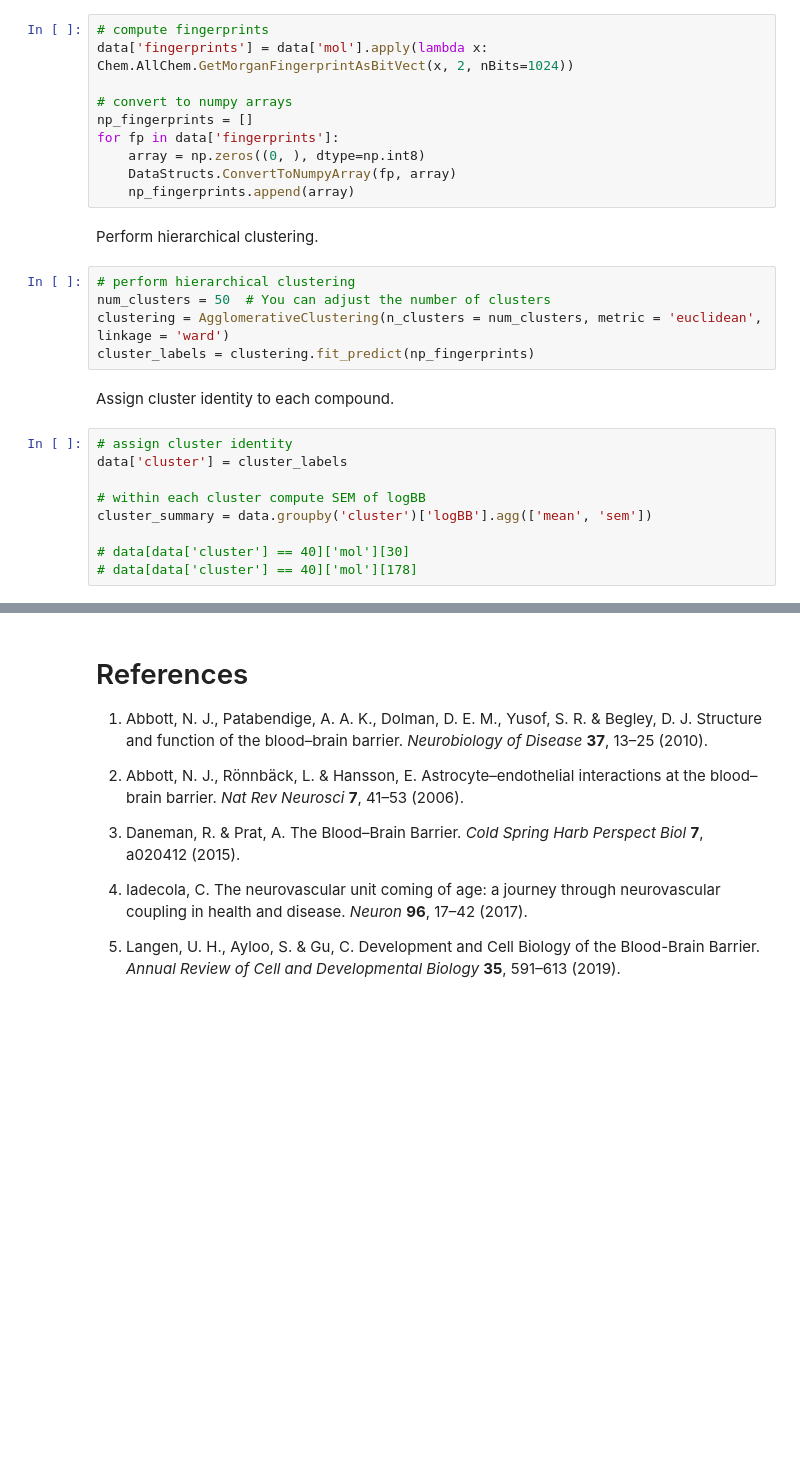
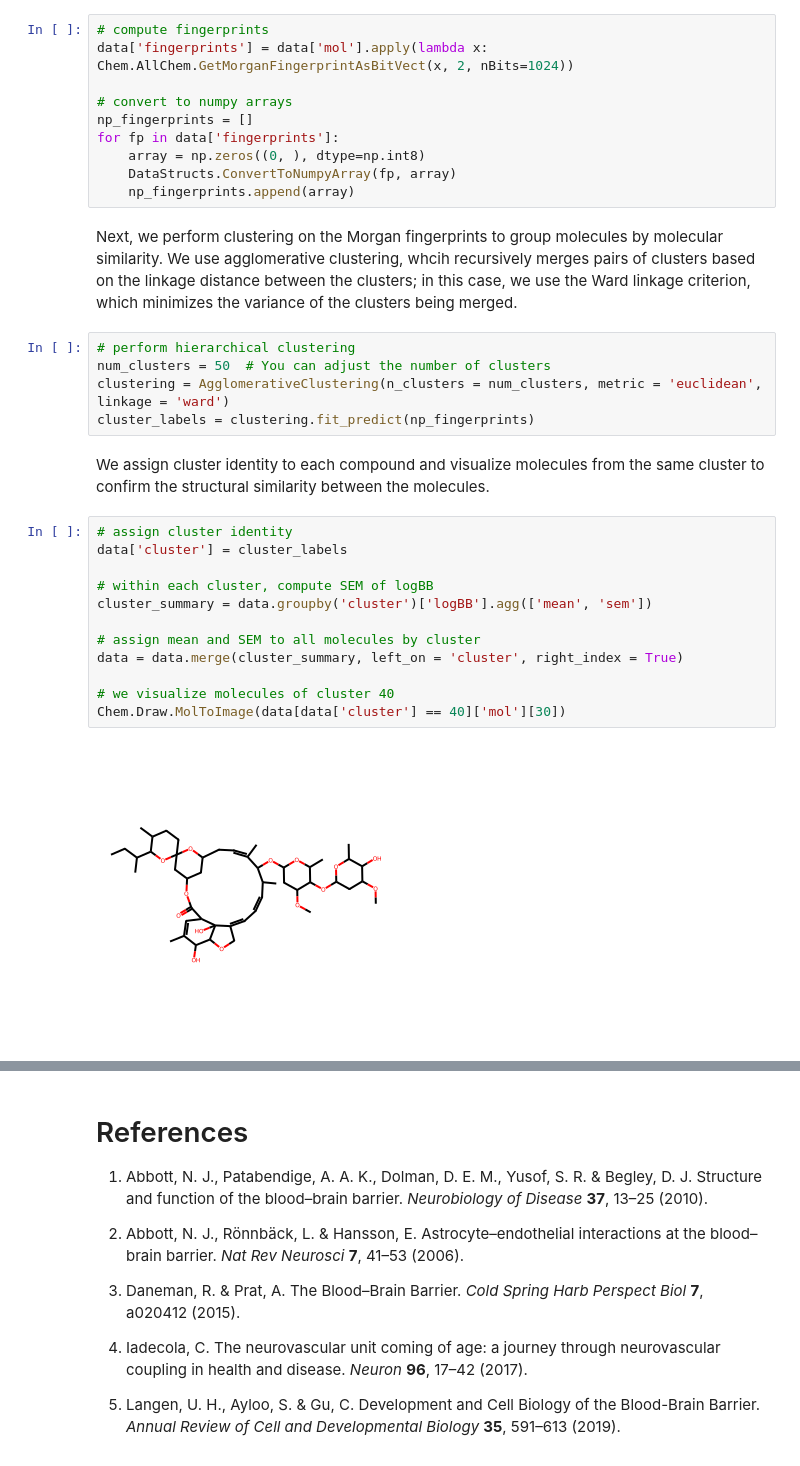
Before and after one commit to ayushnoori/ps2-lab, a Jupyter notebook: final_project.ipynb, the cells around one changed output, grey strips where cells are left out. Cells and saved outputs as stored; diff of their text form; blank space fills up the shorter version.

```diff
--- a/final_project.ipynb
+++ b/final_project.ipynb
@@ -168,21 +182,26 @@ for fp in data['fingerprints']:
     array = np.zeros((0, ), dtype=np.int8)
     DataStructs.ConvertToNumpyArray(fp, array)
     np_fingerprints.append(array)
-# %% [markdown]
-Perform hierarchical clustering.
+# %% [markdown]
+Next, we perform clustering on the Morgan fingerprints to group molecules by molecular similarity. We use agglomerative clustering, whcih recursively merges pairs of clusters based on the linkage distance between the clusters; in this case, we use the Ward linkage criterion, which minimizes the variance of the clusters being merged.
 # %%
 # perform hierarchical clustering
 num_clusters = 50  # You can adjust the number of clusters
 clustering = AgglomerativeClustering(n_clusters = num_clusters, metric = 'euclidean', linkage = 'ward')
 cluster_labels = clustering.fit_predict(np_fingerprints)
-# %% [markdown]
-Assign cluster identity to each compound.
+# %% [markdown]
+We assign cluster identity to each compound and visualize molecules from the same cluster to confirm the structural similarity between the molecules.
 # %%
 # assign cluster identity
 data['cluster'] = cluster_labels
 
-# within each cluster compute SEM of logBB
+# within each cluster, compute SEM of logBB
 cluster_summary = data.groupby('cluster')['logBB'].agg(['mean', 'sem'])
 
-# data[data['cluster'] == 40]['mol'][30]
-# data[data['cluster'] == 40]['mol'][178]
+# assign mean and SEM to all molecules by cluster
+data = data.merge(cluster_summary, left_on = 'cluster', right_index = True)
+
+# we visualize molecules of cluster 40
+Chem.Draw.MolToImage(data[data['cluster'] == 40]['mol'][30])
+# %% [output]
+[figure, added]
```
Also changed, not shown: parts of 19 cells of this notebook, 1 other file.
